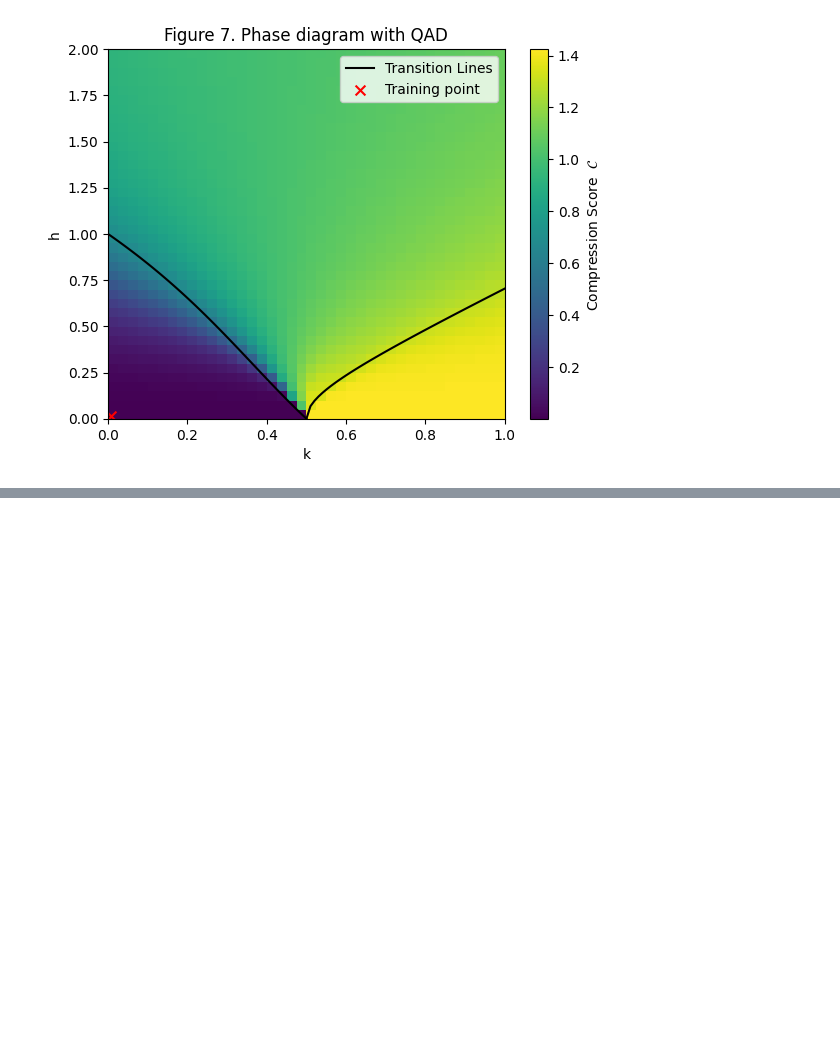
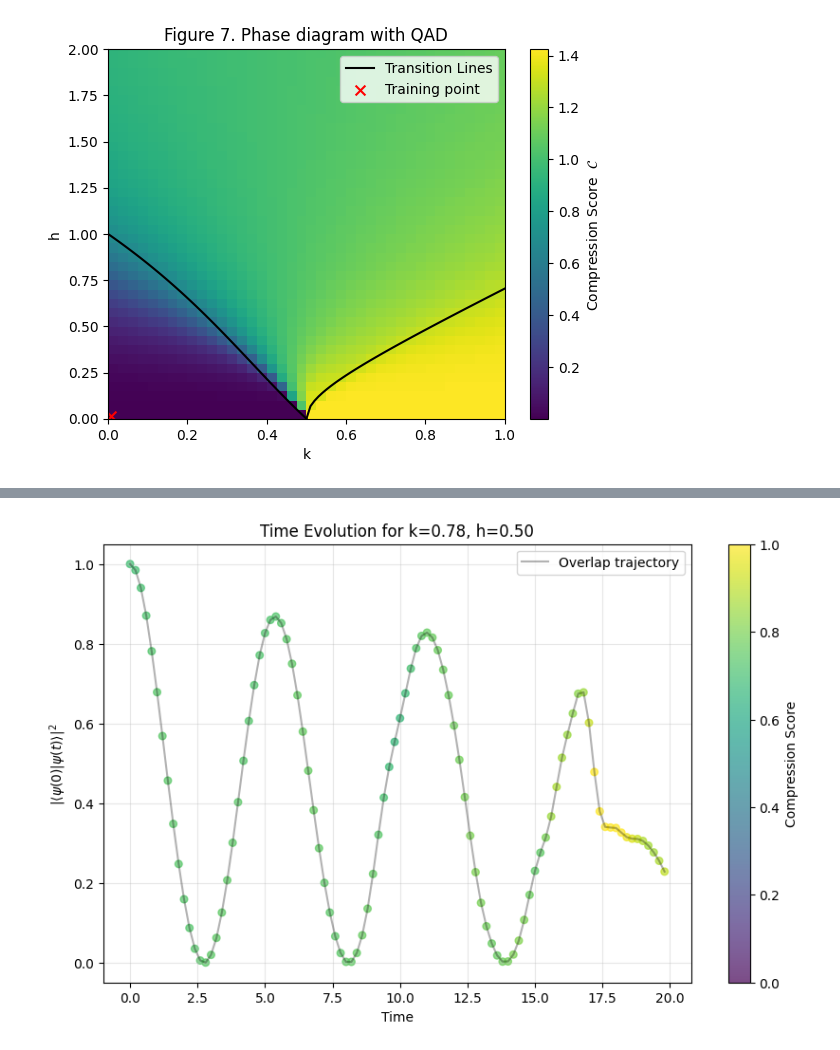
Before and after one commit to alexsockz/ANNNI-model-quantum-computing, a Jupyter notebook: src/Classif_Time_Evol.ipynb, the cells around one changed output, grey strips where cells are left out. Drawn from its saved outputs; the diff is of its cells as text; code cells hidden in the pictures; blank space fills up the shorter version.

```diff
--- a/src/Classif_Time_Evol.ipynb
+++ b/src/Classif_Time_Evol.ipynb
@@ -746,0 +749,47 @@ plt.show()
+# %%
+# Define two points with different phases
+k1, h1 = 0.8, 0.3   # paramagnetic
+k2, h2 = 0.6, 0.65  # antiphase
+k2, h2 = 0., 0.     # ferromagnetic
+
+k_evol = (k1+k2)/2
+h_evol = (h1+h2)/2
+
+# Get the ground states
+H1 = np.real(qml.matrix(get_H(num_qubits, k1, h1)))
+_, psi1 = jnp.linalg.eigh(H1)
+psi1 = jnp.array(psi1[:, 0], dtype=jnp.complex64)
+
+H2 = np.real(qml.matrix(get_H(num_qubits, k2, h2)))
+_, psi2 = jnp.linalg.eigh(H2)
+psi2 = jnp.array(psi2[:, 0], dtype=jnp.complex64)
+
+# Create superposition (equal weights)
+initial_state = (psi1 + psi2) / jnp.sqrt(2)
+
+
+# Run the evolution
+# times, overlaps, compression_scores = evolve_and_classify_QAD(initial_state=initial_state, k=k_transition, h=h_transition,deltaT=0.15)
+times, overlaps, compression_scores = evolve_and_classify_QAD(
+    initial_state=initial_state, k=k_evol, h=h_evol,deltaT=0.2,num_time_steps=100)
+# times, overlaps, compression_scores = evolve_and_classify(initial_state=initial_state, k=k_transition, h=h_transition)
+k = k_transition
+h = h_transition
+
+
+plt.figure(figsize=(10, 6))
+sc = plt.scatter(times, overlaps, c=compression_scores, cmap='viridis',
+                 s=30, alpha=0.7, vmin=0, vmax=1)
+
+cbar = plt.colorbar(sc)
+cbar.set_label("Compression Score")
+
+plt.plot(times, overlaps, 'k-', alpha=0.3, label='Overlap trajectory')
+plt.xlabel("Time")
+plt.ylabel(r"$|\langle\psi(0)|\psi(t)\rangle|^2$")
+plt.title(f"Time Evolution for k={k:.2f}, h={h:.2f}")
+plt.legend(loc='best')
+plt.grid(alpha=0.3)
+plt.show()
+# %% [output]
+[figure, added]
```
Also changed, not shown: parts of 2 cells of this notebook.
